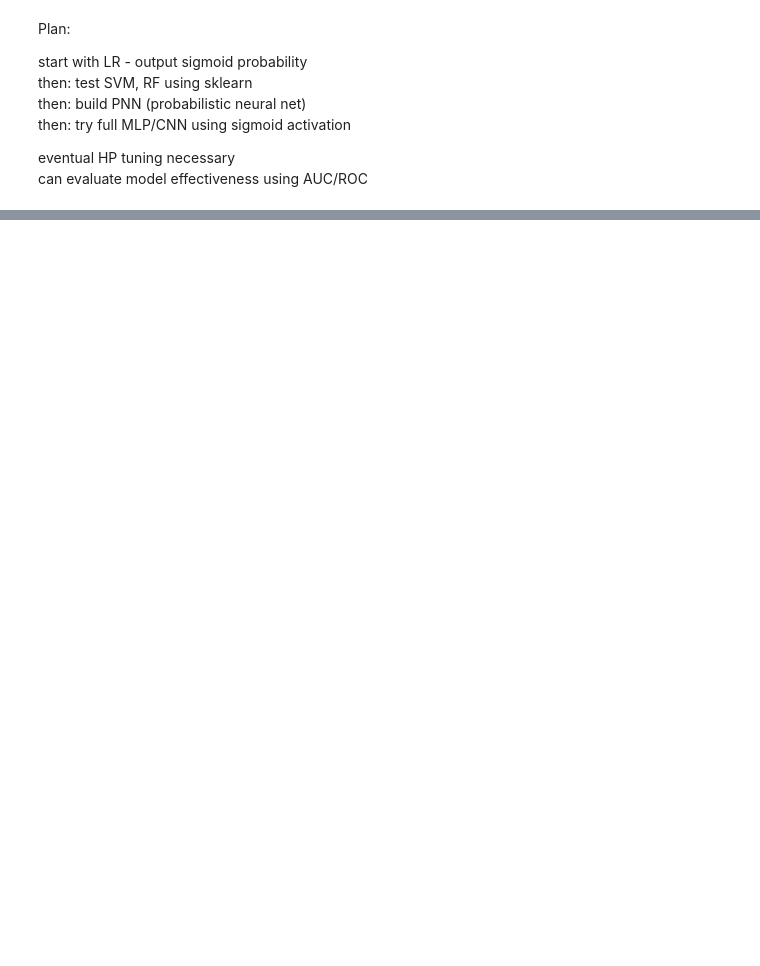
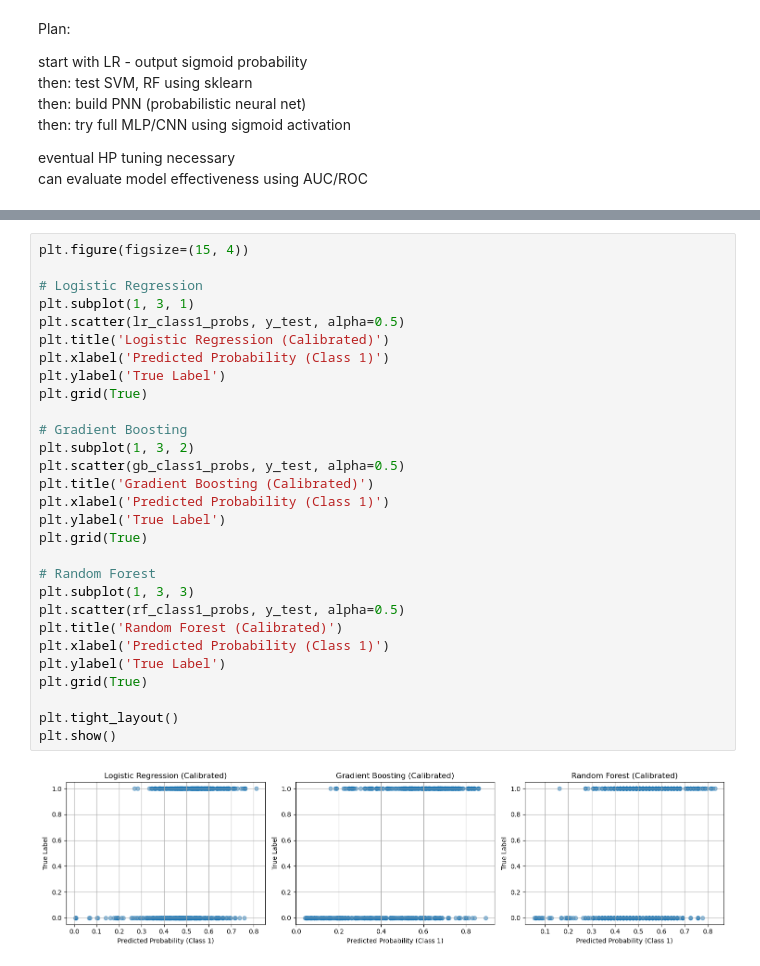
Before and after one commit to henrysun9074/gsAI, a Jupyter notebook: GEBVCNN.ipynb, the cells around one changed output, grey strips where cells are left out. Cells and saved outputs as stored; diff of their text form; blank space fills up the shorter version.

```diff
--- a/GEBVCNN.ipynb
+++ b/GEBVCNN.ipynb
@@ -136,0 +202,31 @@ can evaluate model effectiveness using AUC/ROC
+# %%
+plt.figure(figsize=(15, 4))
+
+# Logistic Regression
+plt.subplot(1, 3, 1)
+plt.scatter(lr_class1_probs, y_test, alpha=0.5)
+plt.title('Logistic Regression (Calibrated)')
+plt.xlabel('Predicted Probability (Class 1)')
+plt.ylabel('True Label')
+plt.grid(True)
+
+# Gradient Boosting
+plt.subplot(1, 3, 2)
+plt.scatter(gb_class1_probs, y_test, alpha=0.5)
+plt.title('Gradient Boosting (Calibrated)')
+plt.xlabel('Predicted Probability (Class 1)')
+plt.ylabel('True Label')
+plt.grid(True)
+
+# Random Forest
+plt.subplot(1, 3, 3)
+plt.scatter(rf_class1_probs, y_test, alpha=0.5)
+plt.title('Random Forest (Calibrated)')
+plt.xlabel('Predicted Probability (Class 1)')
+plt.ylabel('True Label')
+plt.grid(True)
+
+plt.tight_layout()
+plt.show()
+# %% [output]
+[figure, added]
```
Also changed, not shown: parts of 20 cells of this notebook, 3 other files.
